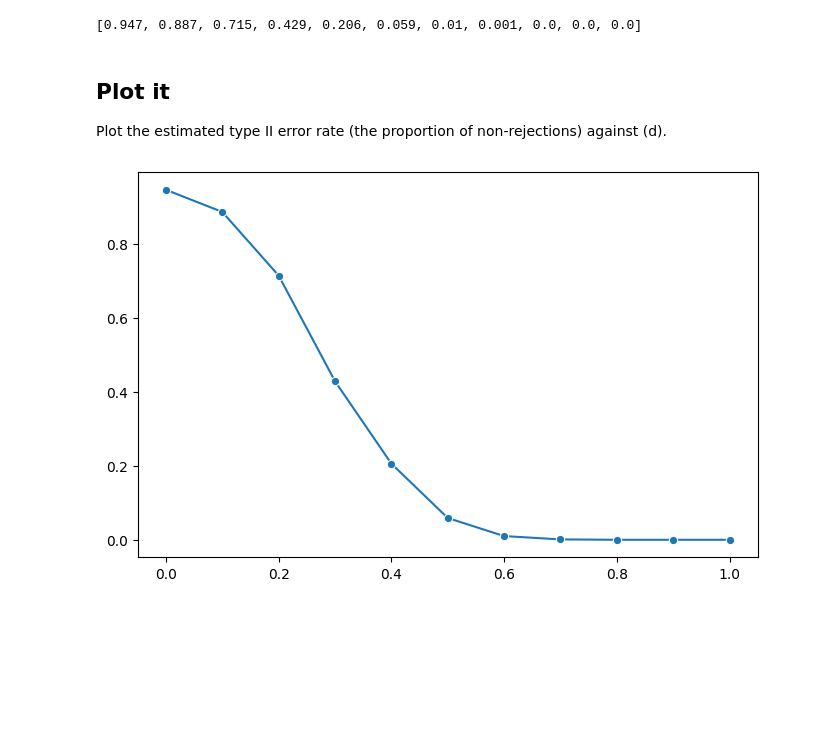
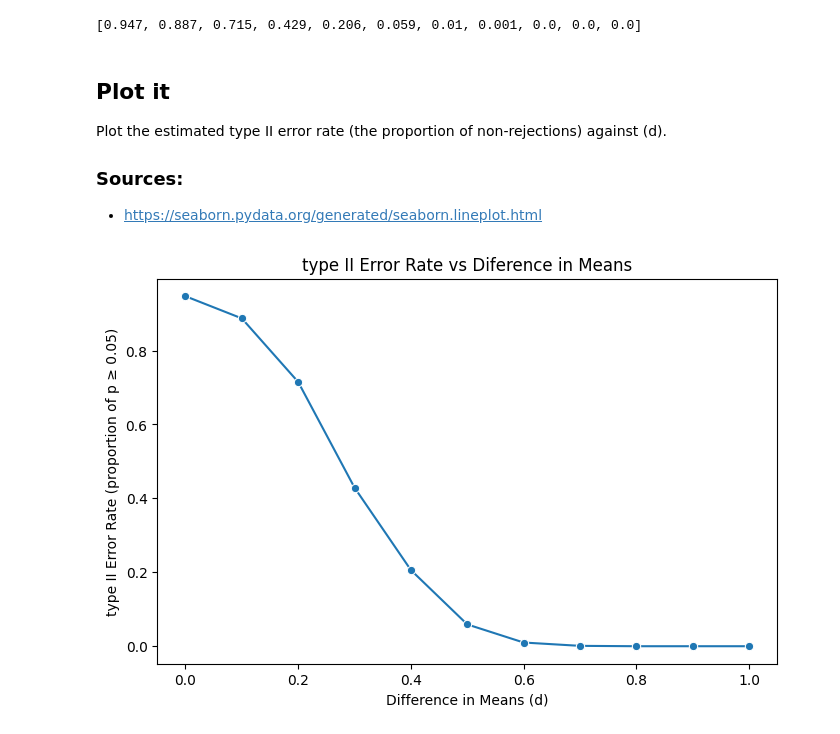
Before and after one commit to aoifeflav/applied_statistics, a Jupyter notebook: problems.ipynb, the cells around one changed output. Drawn from its saved outputs; the diff is of its cells as text; code cells hidden in the pictures; blank space fills up the shorter version.

Commit message:
updated graph and short explanation added

```diff
--- a/problems.ipynb
+++ b/problems.ipynb
@@ -442,10 +442,17 @@ type2_errors
 ## Plot it
 
 Plot the estimated type II error rate (the proportion of non-rejections) against \(d\).
+
+### Sources:
+- https://seaborn.pydata.org/generated/seaborn.lineplot.html
 # %%
 plt.figure(figsize=(8, 5))
 sns.lineplot(x=ds, y=type2_errors, marker="o")
 
+plt.xlabel("Difference in Means (d)")
+plt.ylabel("type II Error Rate (proportion of p ≥ 0.05)")
+plt.title("type II Error Rate vs Diference in Means")
+
 plt.show()
 # %% [output]
-[figure, old version]
+[figure, new version]
```
Also changed, not shown: parts of 1 cell of this notebook.
